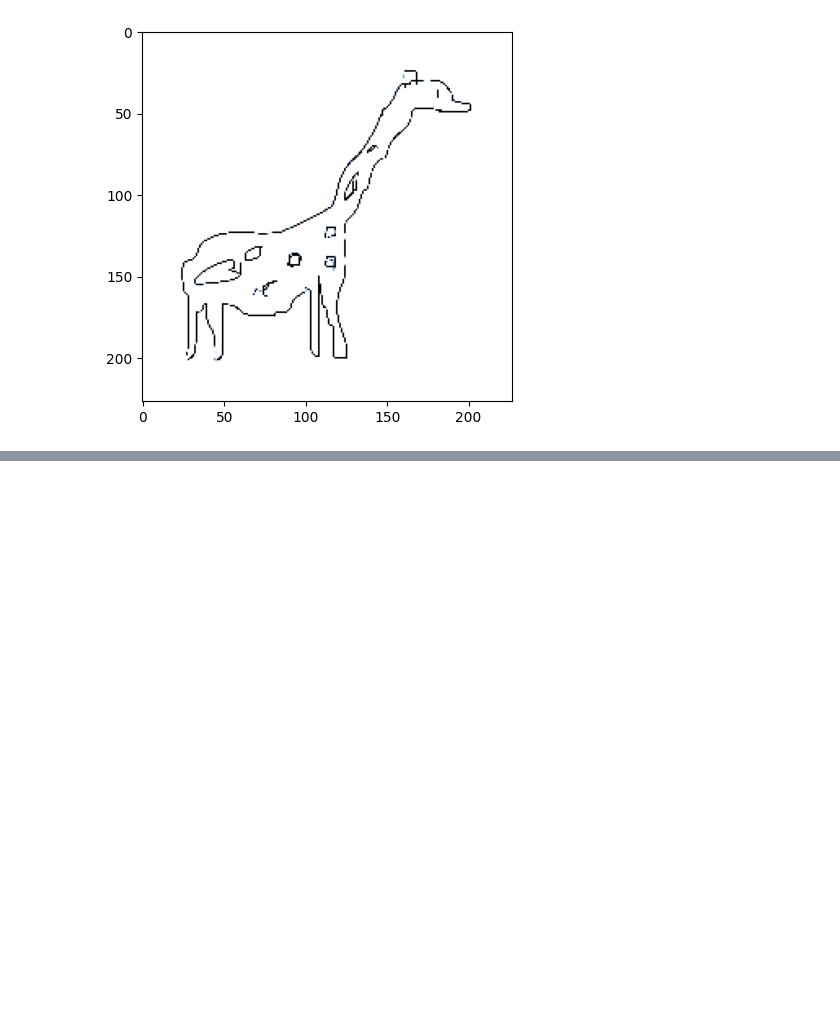
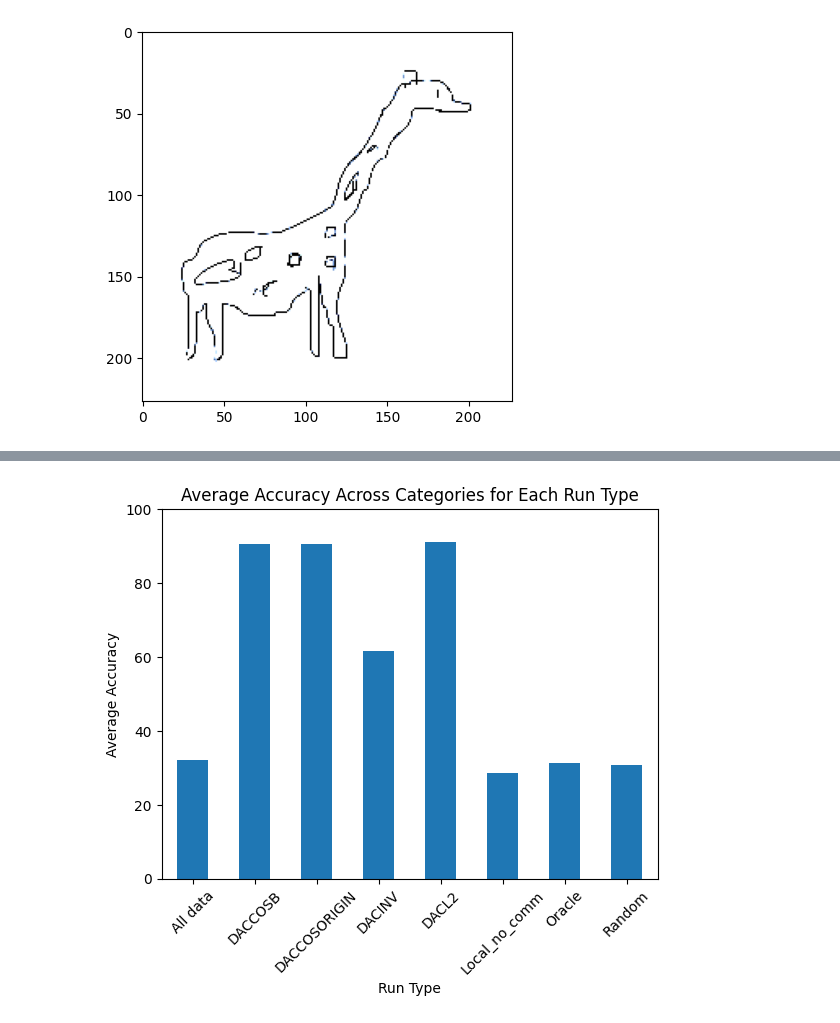
Before and after one commit to tomhagander/decentralized_deep_learning, a Jupyter notebook: playaround.ipynb, the cells around one changed output, grey strips where cells are left out. Cells and saved outputs as stored; diff of their text form; code cells hidden in the pictures; blank space fills up the shorter version.

```diff
--- a/playaround.ipynb
+++ b/playaround.ipynb
@@ -243,0 +261,22 @@ ParserError: Error tokenizing data. C error: Expected 1 fields in line 10, saw 2
+# %%
+# Group the dataframe by run type and calculate the average accuracy for each category
+grouped_df = df.groupby('Run_Type').mean()[['Photo_average_accuracy', 'Art_average_accuracy', 'Sketch_average_accuracy', 'Cartoon_average_accuracy']]
+
+# Calculate the average across categories for each run type
+grouped_df['Average'] = grouped_df.mean(axis=1)
+
+# Plot the bar chart
+grouped_df['Average'].plot(kind='bar', rot=45)
+
+# Add labels and title
+plt.xlabel('Run Type')
+plt.ylabel('Average Accuracy')
+plt.title('Average Accuracy Across Categories for Each Run Type')
+
+# set the y axis range to 0-100
+plt.ylim(0, 100)
+
+# Show the plot
+plt.show()
+# %% [output]
+[figure, added]
```
Also changed, not shown: parts of 4 cells of this notebook, 3 other files.
